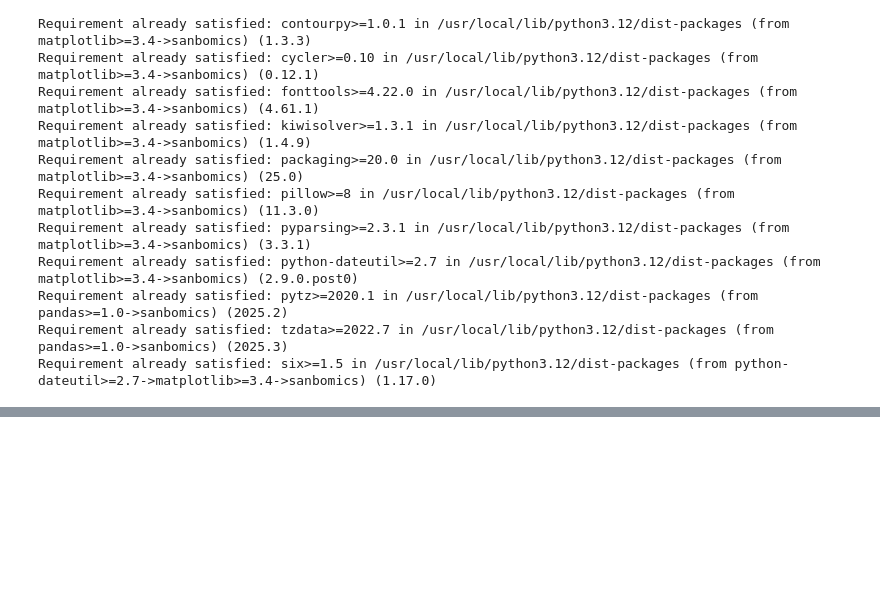
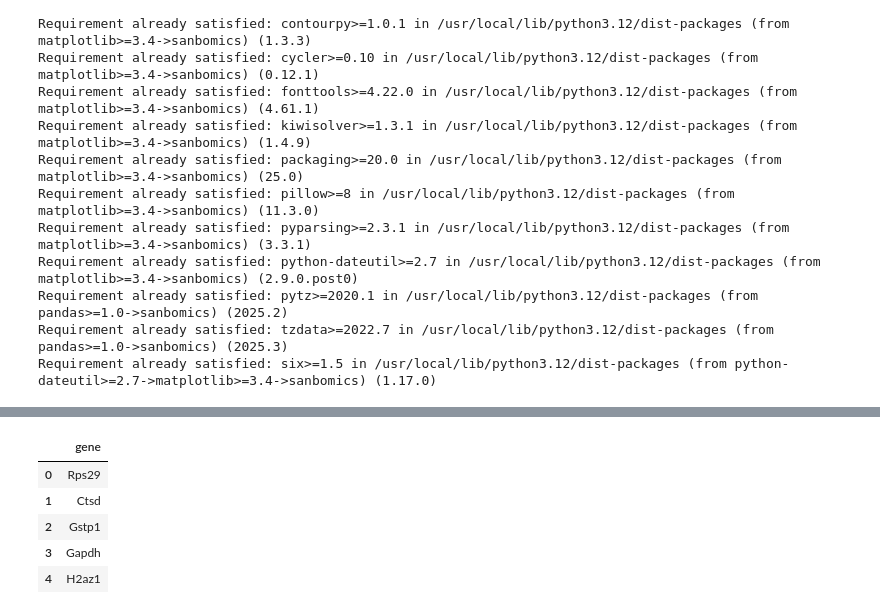
Before and after one commit to Alex-Roberts27/JaxProjectData, a Jupyter notebook: JAX_2026_PDDP_immune_Maya_&_Wimeth_Project.ipynb, the cells around one changed output, grey strips where cells are left out. Cells and saved outputs as stored; diff of their text form; code cells hidden in the pictures; blank space fills up the shorter version.

```diff
--- a/JAX_2026_PDDP_immune_Maya_&_Wimeth_Project.ipynb
+++ b/JAX_2026_PDDP_immune_Maya_&_Wimeth_Project.ipynb
@@ -926,2 +946,18 @@ See the caveats in the documentation: https://pandas.pydata.org/pandas-docs/stab
 [figure]
+# %%
+reference_genes_df = pd.DataFrame({
+    "gene": ['Rps29', 'Ctsd', 'Gstp1', 'Gapdh', 'H2az1', 'Vim', 'H2az2', 'Snrpf', 'Akr1c3', 'Akr1c1', 'Snrpb', 'Eif4a1', 'Pkm', 'Rack1',
+    'Tpi1', 'Akr1c2', 'Hspa8', 'Tkt', 'Ube2i', 'Aldoa']
+})
+
+reference_genes_df.head()
+
+#
+# %% [output]
+|  | gene |
+| 0 | Rps29 |
+| 1 | Ctsd |
+| 2 | Gstp1 |
+| 3 | Gapdh |
+| 4 | H2az1 |
 # %%
```
Also changed, not shown: parts of 19 cells of this notebook.
